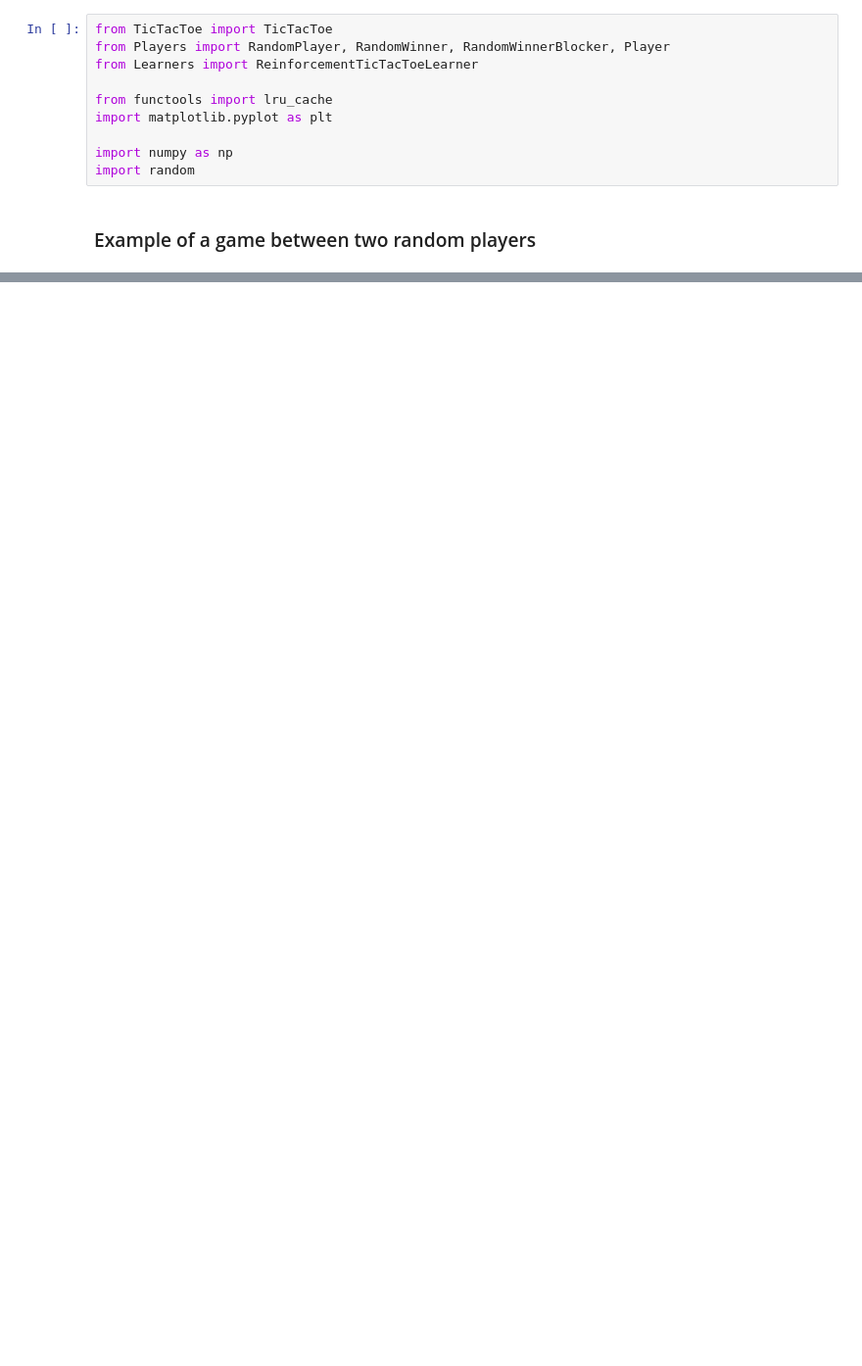
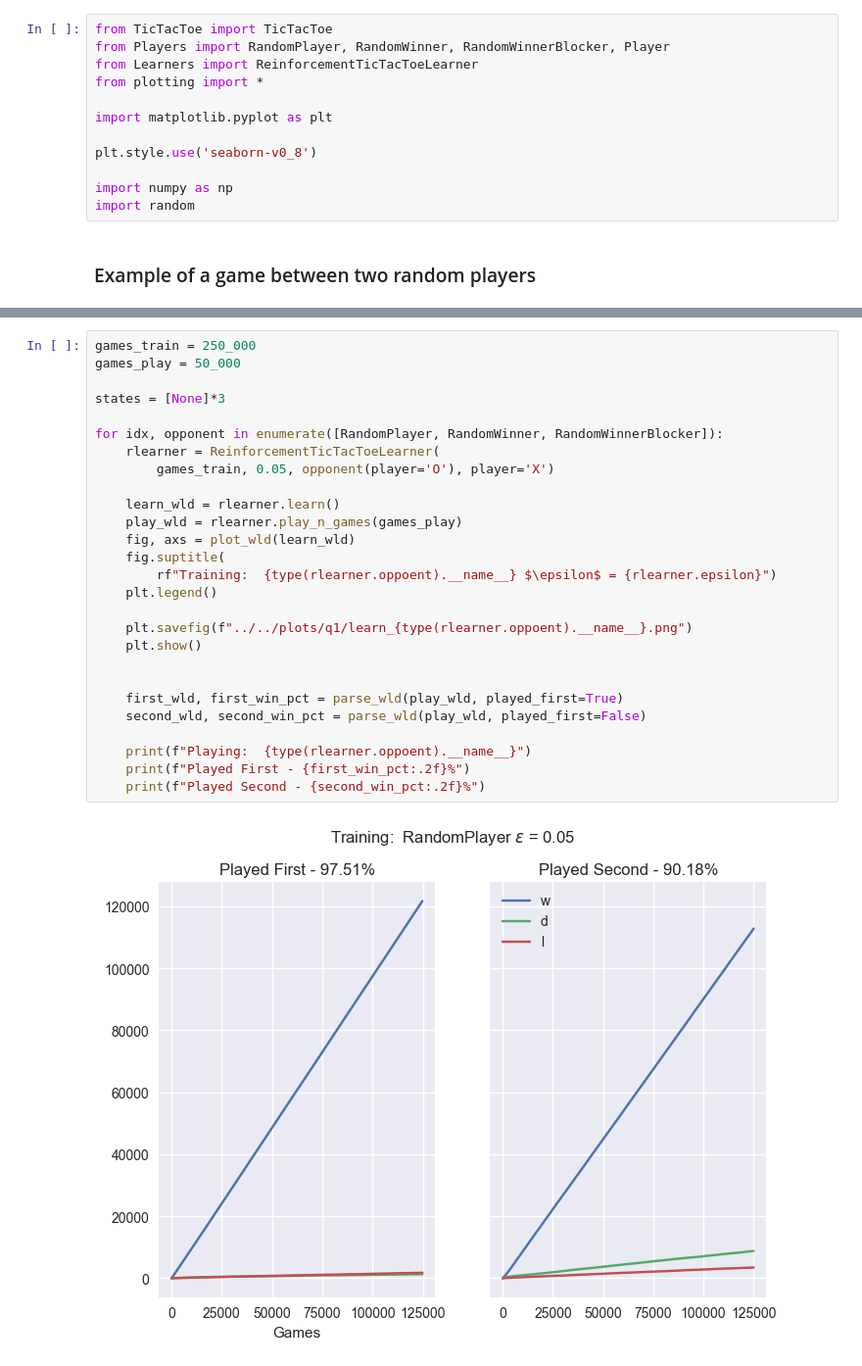
Before and after one commit to georgec123/aiml, a Jupyter notebook: src/Q1/game.ipynb, the cells around one changed output, grey strips where cells are left out. Shown at 98% size. Saved outputs shown, nothing was run; the diff lists cells and outputs as text; blank space fills up the shorter version.

Commit message:
q1 plots

```diff
--- a/src/Q1/game.ipynb
+++ b/src/Q1/game.ipynb
@@ -2,9 +2,11 @@
 from TicTacToe import TicTacToe
 from Players import RandomPlayer, RandomWinner, RandomWinnerBlocker, Player
 from Learners import ReinforcementTicTacToeLearner
+from plotting import *
 
-from functools import lru_cache
 import matplotlib.pyplot as plt
+
+plt.style.use('seaborn-v0_8')
 
 import numpy as np
 import random
@@ -115,0 +63,29 @@ for idx, opponent in enumerate([RandomWinnerBlocker, RandomPlayer, RandomWinner]
+# %%
+games_train = 250_000
+games_play = 50_000
+
+states = [None]*3
+
+for idx, opponent in enumerate([RandomPlayer, RandomWinner, RandomWinnerBlocker]):
+    rlearner = ReinforcementTicTacToeLearner(
+        games_train, 0.05, opponent(player='O'), player='X')
+
+    learn_wld = rlearner.learn()
+    play_wld = rlearner.play_n_games(games_play)
+    fig, axs = plot_wld(learn_wld)
+    fig.suptitle(
+        rf"Training:  {type(rlearner.oppoent).__name__} $\epsilon$ = {rlearner.epsilon}")
+    plt.legend()
+
+    plt.savefig(f"../../plots/q1/learn_{type(rlearner.oppoent).__name__}.png")
+    plt.show()
+
+
+    first_wld, first_win_pct = parse_wld(play_wld, played_first=True)
+    second_wld, second_win_pct = parse_wld(play_wld, played_first=False)
+
+    print(f"Playing:  {type(rlearner.oppoent).__name__}")
+    print(f"Played First - {first_win_pct:.2f}%")
+    print(f"Played Second - {second_win_pct:.2f}%")
+# %% [output]
+[figure, added]
```
Also changed, not shown: parts of 6 cells of this notebook, 5 other files.
